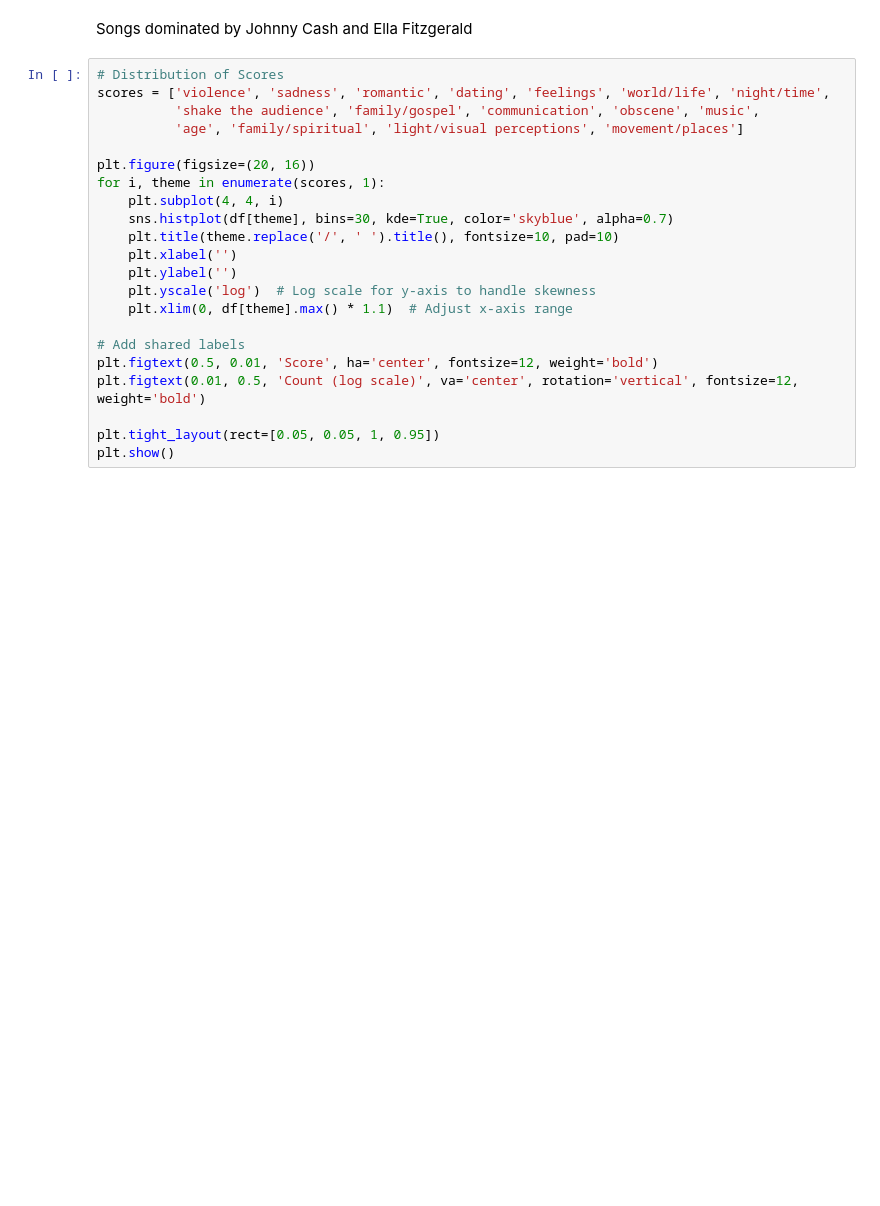
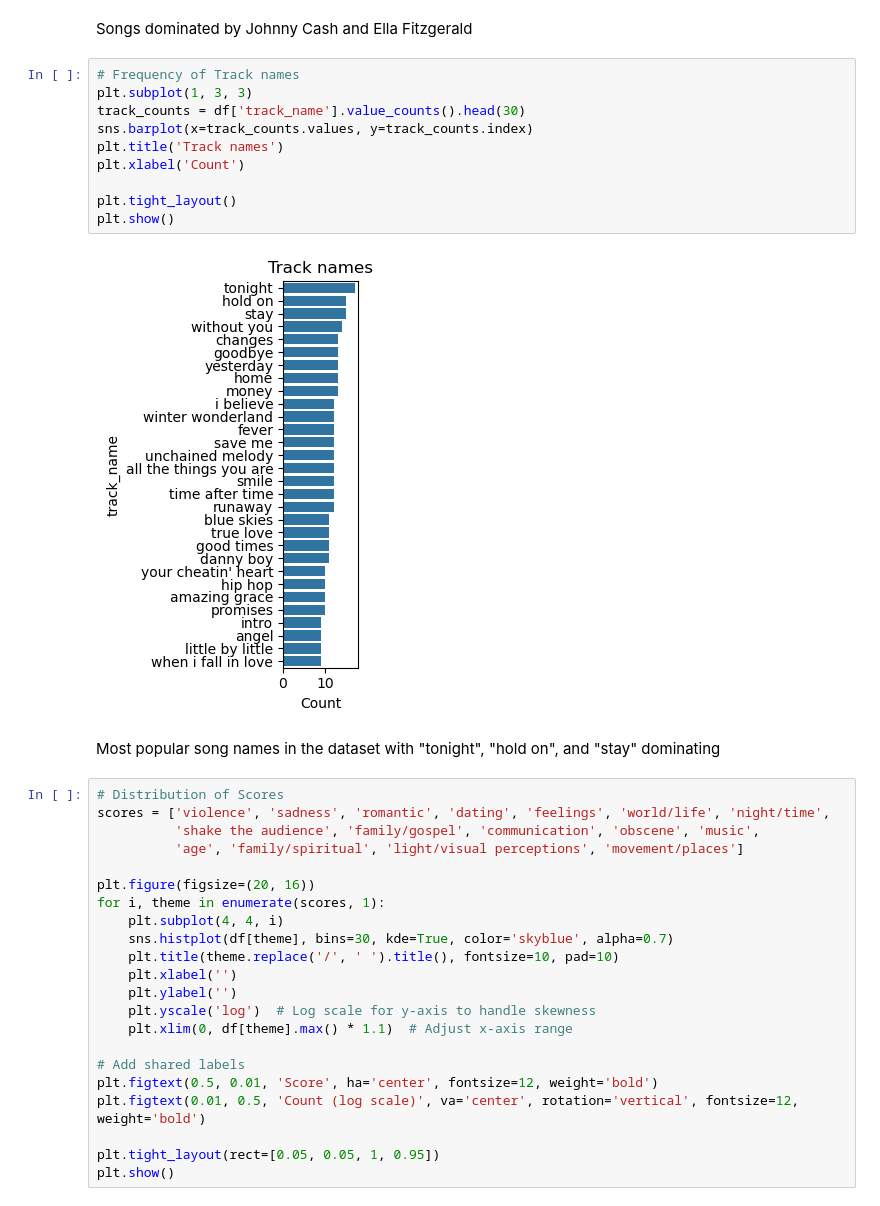
Before and after one commit to Seribii1o1/Music-Recommendation-Algorithm, a Jupyter notebook: code/EDA.ipynb, the cells around one changed output. Saved outputs shown, nothing was run; the diff lists cells and outputs as text; blank space fills up the shorter version.

```diff
--- a/code/EDA.ipynb
+++ b/code/EDA.ipynb
@@ -227,6 +227,20 @@ plt.show()
 [figure]
 # %% [markdown]
 Songs dominated by Johnny Cash and Ella Fitzgerald
+# %%
+# Frequency of Track names
+plt.subplot(1, 3, 3)
+track_counts = df['track_name'].value_counts().head(30)
+sns.barplot(x=track_counts.values, y=track_counts.index)
+plt.title('Track names')
+plt.xlabel('Count')
+
+plt.tight_layout()
+plt.show()
+# %% [output]
+[figure, added]
+# %% [markdown]
+Most popular song names in the dataset with "tonight", "hold on", and "stay" dominating
 # %%
 # Distribution of Scores
 scores = ['violence', 'sadness', 'romantic', 'dating', 'feelings', 'world/life', 'night/time',
```
Also changed, not shown: parts of 9 cells of this notebook.
